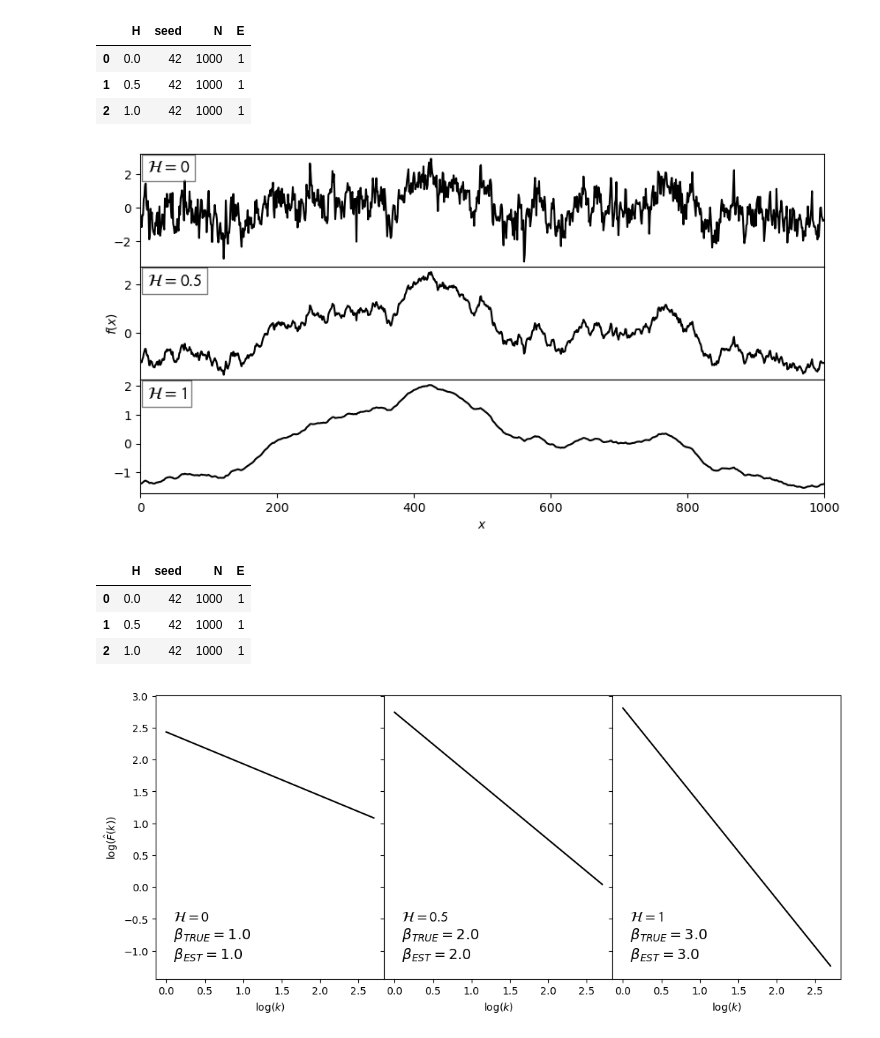
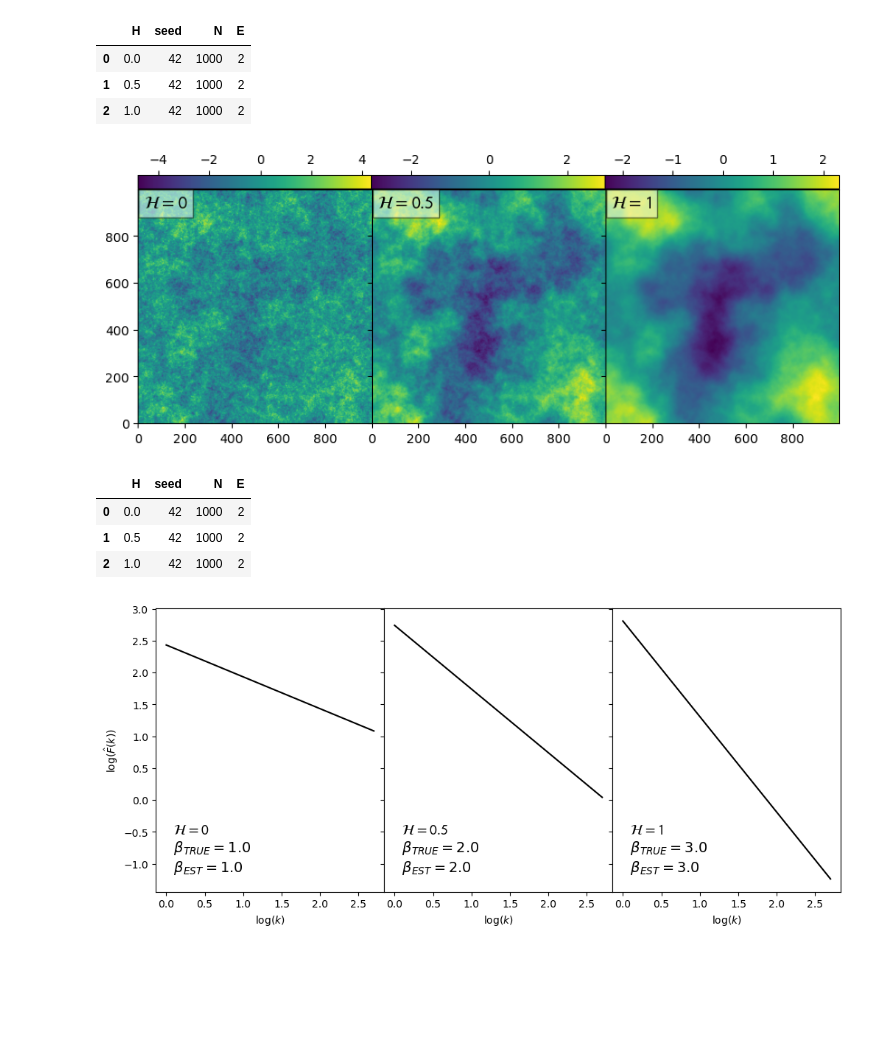
Before and after one commit to MBates92/thesis-images, a Jupyter notebook: 2D-fBm.ipynb, the cells around one changed output. Cells and saved outputs as stored; diff of their text form; code cells hidden in the pictures; blank space fills up the shorter version.

```diff
--- a/2D-fBm.ipynb
+++ b/2D-fBm.ipynb
@@ -7,7 +7,7 @@ import pandas as pd
 H_list = [0,0.5,1]
 SEED = 42
 N = 1000
-E=1
+E=2
 # %%
 df = pd.DataFrame()
 df['H'] = H_list
@@ -17,52 +17,58 @@ df['E'] = [E]*len(H_list)
 df
 # %% [output]
 |  | H | seed | N | E |
-| 0 | 0.0 | 42 | 1000 | 1 |
-| 1 | 0.5 | 42 | 1000 | 1 |
-| 2 | 1.0 | 42 | 1000 | 1 |
+| 0 | 0.0 | 42 | 1000 | 2 |
+| 1 | 0.5 | 42 | 1000 | 2 |
+| 2 | 1.0 | 42 | 1000 | 2 |
 # %%
 props = dict(facecolor='white', alpha=0.5)
 
-f,ax = plt.subplots(3,1, figsize = (10,5))
+f,ax = plt.subplots(1,3, figsize = (10,5), sharex=True, sharey=True)
 
 X_list = []
 A_list = []
 phases = []
 rads = []
 
+width = 0.258
+
+position_lists = [
+    [0.125, 0.755, width, 0.03],
+    [0.125+width, 0.755, 0.259, 0.03],
+    [0.125+width*2, 0.755, 0.259, 0.03]
+]
+
 for i, H in enumerate(H_list):
     X = ss.fBm(N=N, E=E, H=H, exp=False, centred = False, seed=SEED)
-    ax[i].plot(X, c='k')
-    ax[i].text(0.01, 0.95, fr'$\cal H={H}$', transform=ax[i].transAxes, fontsize=14,
+    img = ax[i].imshow(X, origin='lower')
+    ax[i].text(0.025, 0.977, fr'$\cal H={H}$', transform=ax[i].transAxes, fontsize=14,
         verticalalignment='top', bbox=props)
-    ax[i].set_xlim(0,N)
+
+    cbaxes = f.add_axes(position_lists[i])
+    cb = plt.colorbar(img,orientation="horizontal", cax = cbaxes)
+    cbaxes.xaxis.set_ticks_position('top')
 
     #phases.append(phase)
     #rads.append(rad)
     X_list.append(X)
     #A_list.append(A)
 
-ax[0].set_xticks([])
-ax[1].set_xticks([])
 f.subplots_adjust(wspace=0, hspace=0)
 
-plt.xlabel(r'$x$')
-ax[1].set_ylabel(r'$f(x)$')
-plt.xlim(0,N)
-plt.savefig('D:/Workshop/PhD/Thesis/Chapter 2/1DfBm.png', bbox_inches = 'tight')
+plt.savefig('D:/Workshop/PhD/Thesis/Chapter 2/2DfBm.png', bbox_inches = 'tight')
 plt.show()
 
 # df['X'] = X_list
 # df['A'] = A_list
 # df['phases'] = phases
 # df['amplitudes'] = rads
 df
 # %% [output]
-[figure, old version]
+[figure, new version]
 |  | H | seed | N | E |
-| 0 | 0.0 | 42 | 1000 | 1 |
-| 1 | 0.5 | 42 | 1000 | 1 |
-| 2 | 1.0 | 42 | 1000 | 1 |
+| 0 | 0.0 | 42 | 1000 | 2 |
+| 1 | 0.5 | 42 | 1000 | 2 |
+| 2 | 1.0 | 42 | 1000 | 2 |
 # %%
 f,ax = plt.subplots(1,3, figsize = (12,5), sharey=True)
 k = np.arange(-N/2, N/2)
```
Also changed, not shown: parts of 3 cells of this notebook, 2 other files.
